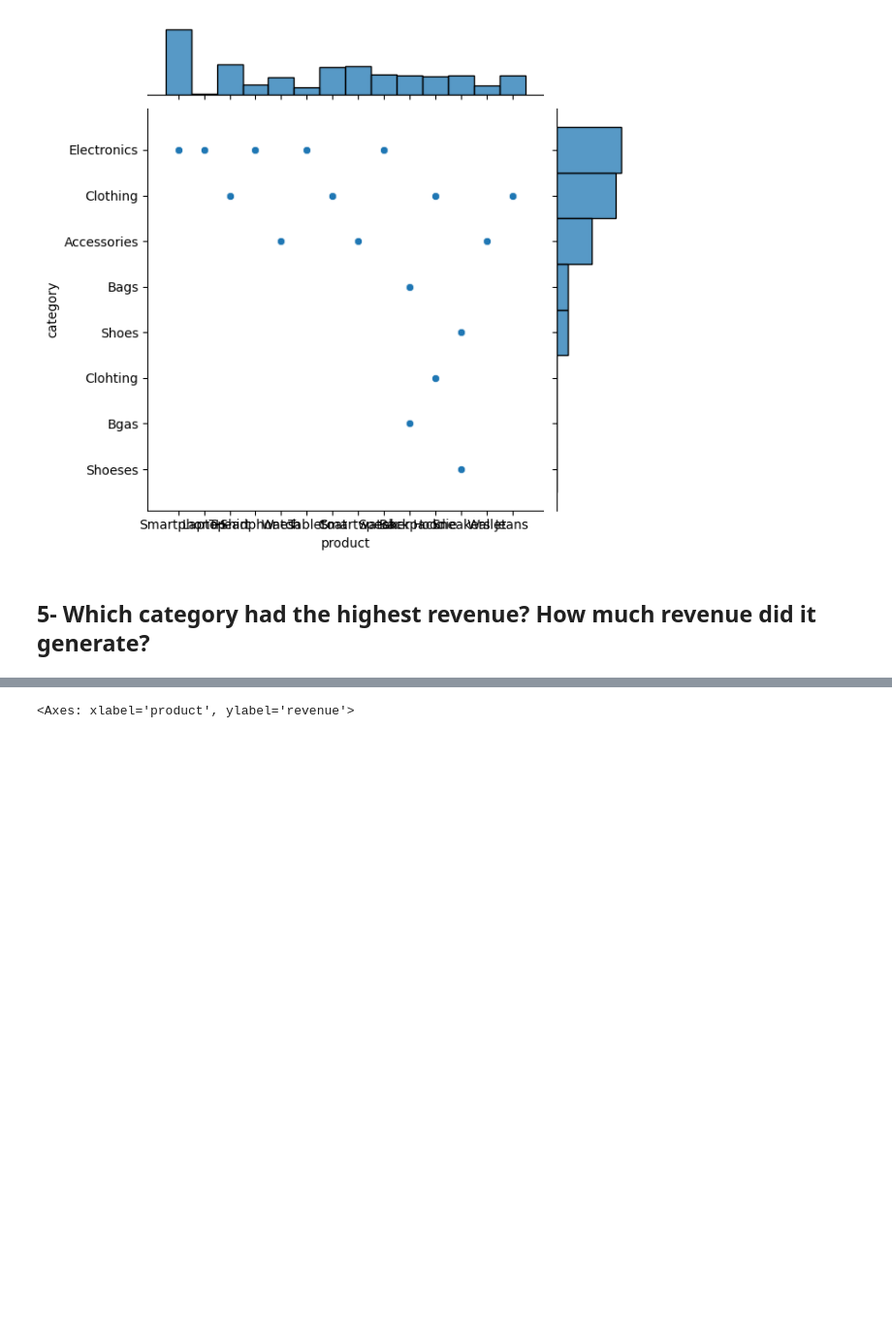
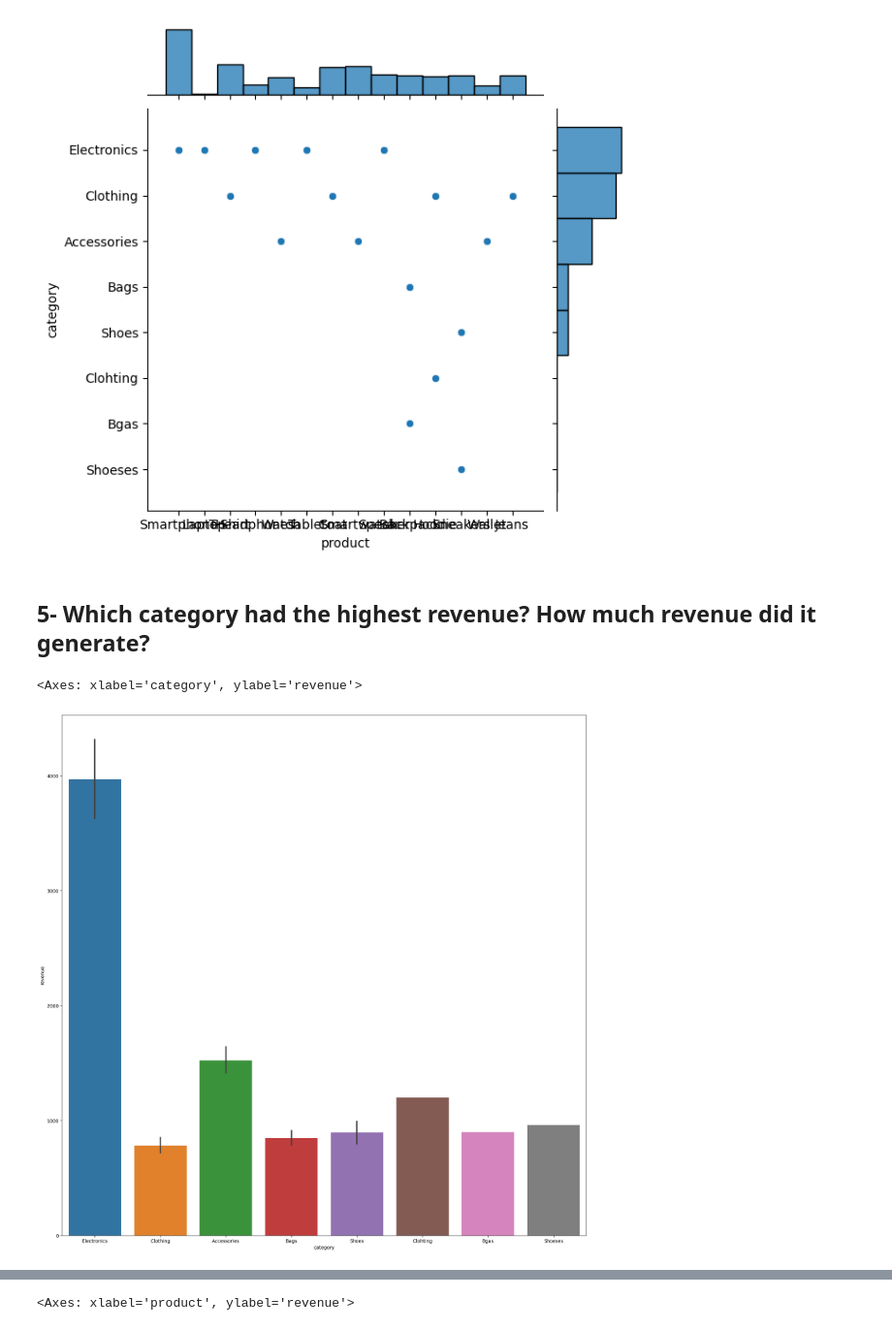
Before and after one commit to Enmo7/Data-Analyst-Intern2Grow-Internship, a Jupyter notebook: Data_Analyst_Virtual_Intern2Grow_Internship_Program_Task1.ipynb, the cells around one changed output, grey strips where cells are left out. Shown at 97% size. Drawn from its saved outputs; the diff is of its cells as text; code cells hidden in the pictures; blank space fills up the shorter version.

```diff
--- a/Data_Analyst_Virtual_Intern2Grow_Internship_Program_Task1.ipynb
+++ b/Data_Analyst_Virtual_Intern2Grow_Internship_Program_Task1.ipynb
@@ -1169,3 +1182,10 @@ sns.jointplot(x='product',y='category',data=df)
 [figure]
 # %% [markdown]
 ## 5- Which category had the highest revenue? How much revenue did it generate?
+# %%
+plt.figure(figsize=(20,20))
+
+sns.barplot(x='category', y='revenue', data=df)
+# %% [output]
+<Axes: xlabel='category', ylabel='revenue'>
+[figure, added]
```
Also changed, not shown: parts of 4 cells of this notebook.
